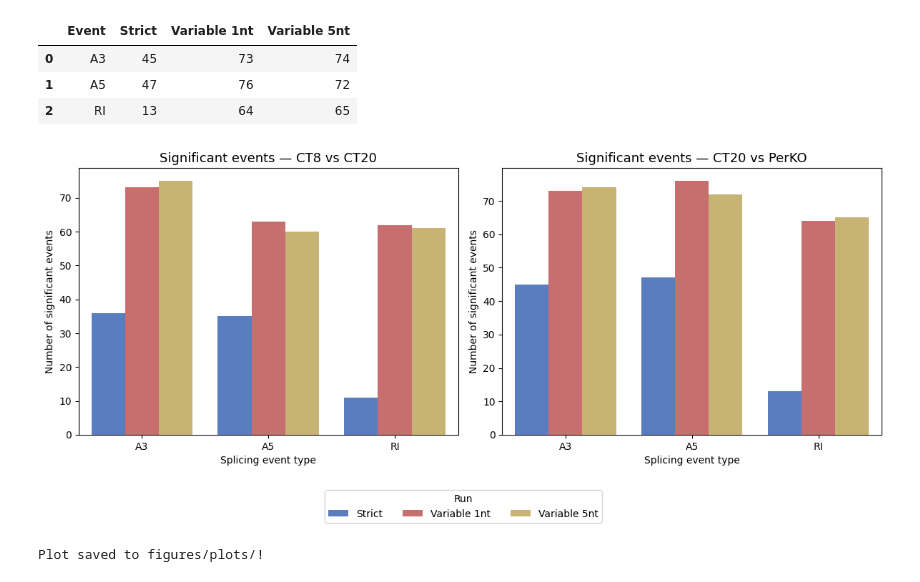
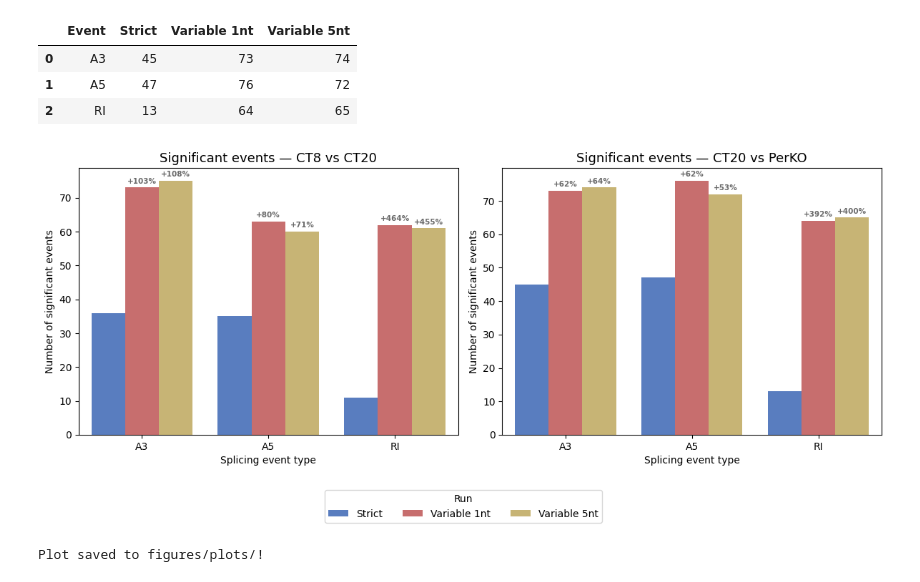
Before and after one commit to griceyrt/Internship, a Jupyter notebook: analysis/notebooks/02_barplots.ipynb, the cells around one changed output. Saved outputs shown, nothing was run; the diff lists cells and outputs as text; code cells hidden in the pictures.

```diff
--- a/analysis/notebooks/02_barplots.ipynb
+++ b/analysis/notebooks/02_barplots.ipynb
@@ -119,6 +119,34 @@ CT20 vs PerKO:
 | 1 | A5 | 47 | 76 | 72 |
 | 2 | RI | 13 | 64 | 65 |
 # %%
+def add_pct_labels(ax, df):
+    bars = ax.patches
+    events = df["Event"].tolist()
+    n_events = len(events)
+
+    for i, event in enumerate(events):
+        strict_val = df[df["Event"] == event]["Strict"].values[0]
+
+        # Variable 1nt bars are at index n_events + i
+        bar_1nt = bars[n_events + i]
+        pct_1nt = ((df[df["Event"] == event]["Variable 1nt"].values[0] - strict_val) / strict_val) * 100
+        ax.text(bar_1nt.get_x() + bar_1nt.get_width() / 2,
+                bar_1nt.get_height() + 0.8,
+                f"+{pct_1nt:.0f}%",
+                ha="center", va="bottom", fontsize=7.5,
+                color="dimgray", fontweight="bold")
+
+        # Variable 5nt bars are at index 2*n_events + i
+        bar_5nt = bars[2 * n_events + i]
+        pct_5nt = ((df[df["Event"] == event]["Variable 5nt"].values[0] - strict_val) / strict_val) * 100
+        ax.text(bar_5nt.get_x() + bar_5nt.get_width() / 2,
+                bar_5nt.get_height() + 0.8,
+                f"+{pct_5nt:.0f}%",
+                ha="center", va="bottom", fontsize=7.5,
+                color="dimgray", fontweight="bold")
+
+# Bar plots for CT8 vs CT20 and CT20 vs PerKO
+
 fig, axes = plt.subplots(1, 2, figsize=(12, 5))
 
 # Reshape data for seaborn
@@ -131,32 +159,37 @@ muted = sns.color_palette("muted")
 palette = {"Strict": muted[0], "Variable 1nt": muted[3], "Variable 5nt": muted[8]}
 
 # Plot 1 — CT8 vs CT20
 sns.barplot(data=df_ct8_melted, x="Event", y="Count", hue="Run",
             palette=palette, ax=axes[0])
 axes[0].set_title("Significant events — CT8 vs CT20", fontsize=13)
 axes[0].set_xlabel("Splicing event type")
 axes[0].set_ylabel("Number of significant events")
 
 # Plot 2 — CT20 vs PerKO
 sns.barplot(data=df_perko_melted, x="Event", y="Count", hue="Run",
             palette=palette, ax=axes[1])
 axes[1].set_title("Significant events — CT20 vs PerKO", fontsize=13)
 axes[1].set_xlabel("Splicing event type")
 axes[1].set_ylabel("Number of significant events")
 
+# Annotate percentage increases above Variable bars
+add_pct_labels(axes[0], df_ct8)
+add_pct_labels(axes[1], df_perko)
+
+# Remove individual legends and add a combined legend below
 axes[0].get_legend().remove()
 axes[1].get_legend().remove()
 
 handles, labels = axes[0].get_legend_handles_labels()
 fig.legend(handles, labels, title="Run", loc="lower center",
            ncol=3, bbox_to_anchor=(0.5, -0.08))
 
 plt.tight_layout()
 plt.subplots_adjust(bottom=0.18)
 plt.savefig("../../figures/plots/barplot_strict_vs_variable.png", dpi=150, bbox_inches="tight")
 plt.show()
 
 print("Plot saved to figures/plots/!")
 # %% [output]
-[figure, old version]
+[figure, new version]
 Plot saved to figures/plots/!
```
Also changed, not shown: 4 other files.
